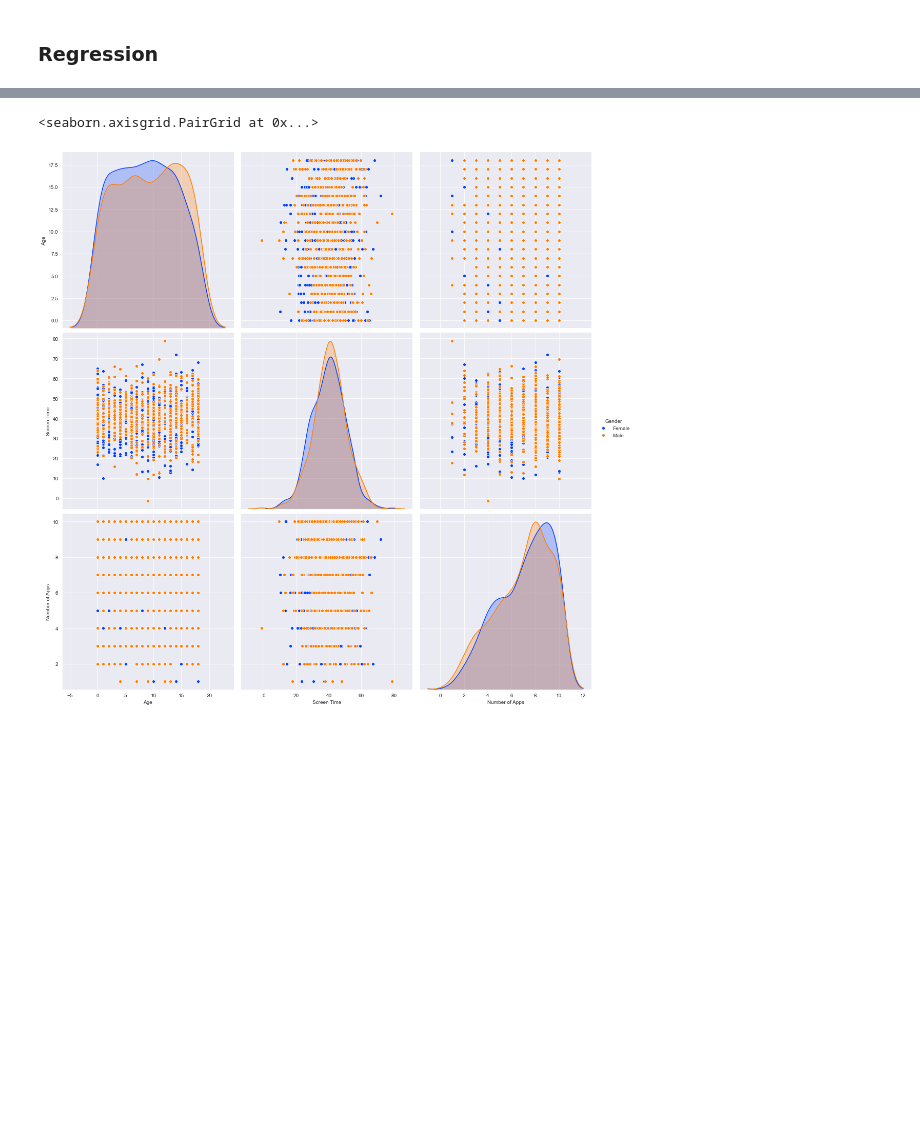
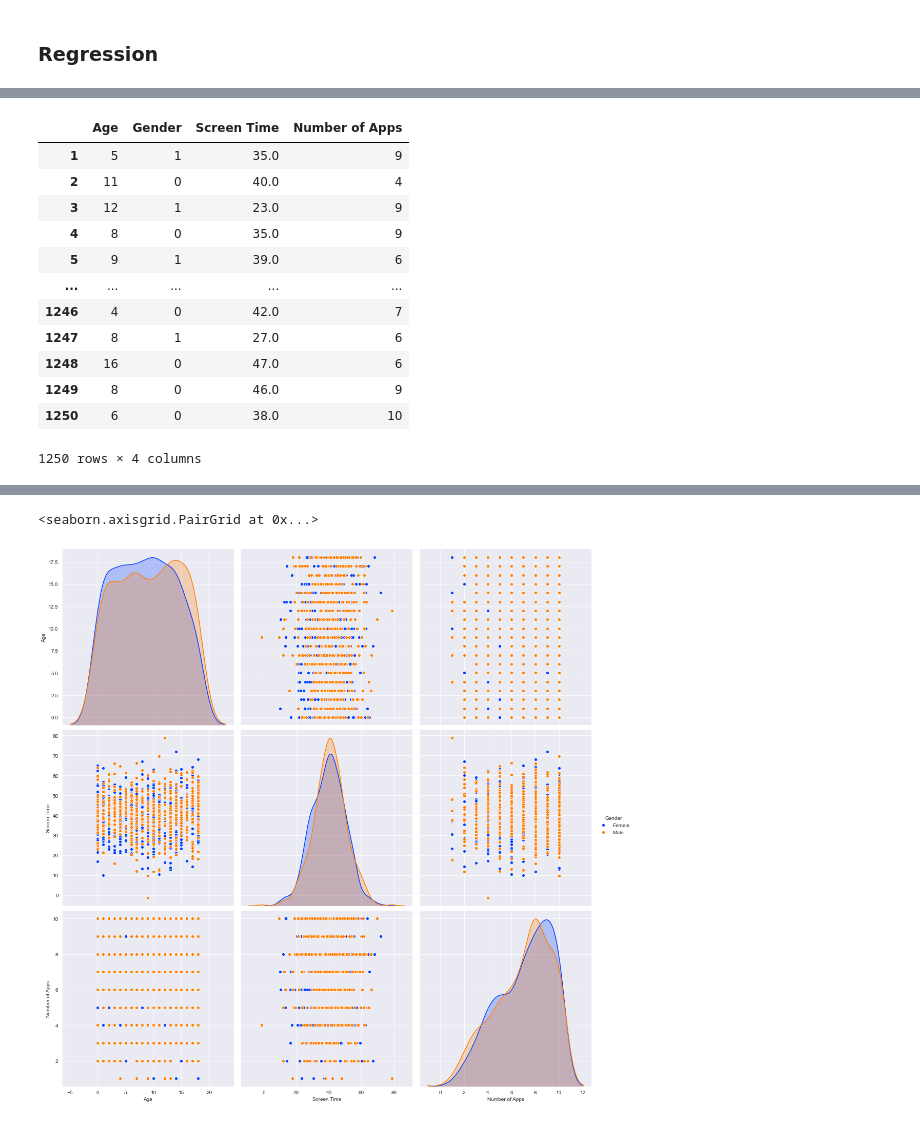
Before and after one commit to JPLee01/Programming_for_Data_Analysis-PRoject, a Jupyter notebook: Programming_for_Data_Analysis-Project.ipynb, the cells around one changed output, grey strips where cells are left out. Saved outputs shown, nothing was run; the diff lists cells and outputs as text; code cells hidden in the pictures; blank space fills up the shorter version.

```diff
--- a/Programming_for_Data_Analysis-Project.ipynb
+++ b/Programming_for_Data_Analysis-Project.ipynb
@@ -592,0 +638,20 @@ KeyboardInterrupt:
+# %%
+#Creation of a new data set with numberical classification for gender. Set it that 1 = Male, 0 = Female.
+data_set_gender2 = pd.DataFrame({'Age': age, 'Gender': num_gender, 'Screen Time': screen_time_round2, 'Number of Apps': apps})
+#Set numbering of Data Set to Start at 1
+data_set_gender2.index = np.arange(1, len(data_set_gender2) + 1)
+data_set_gender2
+# %% [output]
+|  | Age | Gender | Screen Time | Number of Apps |
+| 1 | 5 | 1 | 35.0 | 9 |
+| 2 | 11 | 0 | 40.0 | 4 |
+| 3 | 12 | 1 | 23.0 | 9 |
+| 4 | 8 | 0 | 35.0 | 9 |
+| 5 | 9 | 1 | 39.0 | 6 |
+| ... | ... | ... | ... | ... |
+| 1246 | 4 | 0 | 42.0 | 7 |
+| 1247 | 8 | 1 | 27.0 | 6 |
+| 1248 | 16 | 0 | 47.0 | 6 |
+| 1249 | 8 | 0 | 46.0 | 9 |
+| 1250 | 6 | 0 | 38.0 | 10 |
+1250 rows × 4 columns
```
Also changed, not shown: parts of 21 cells of this notebook.
